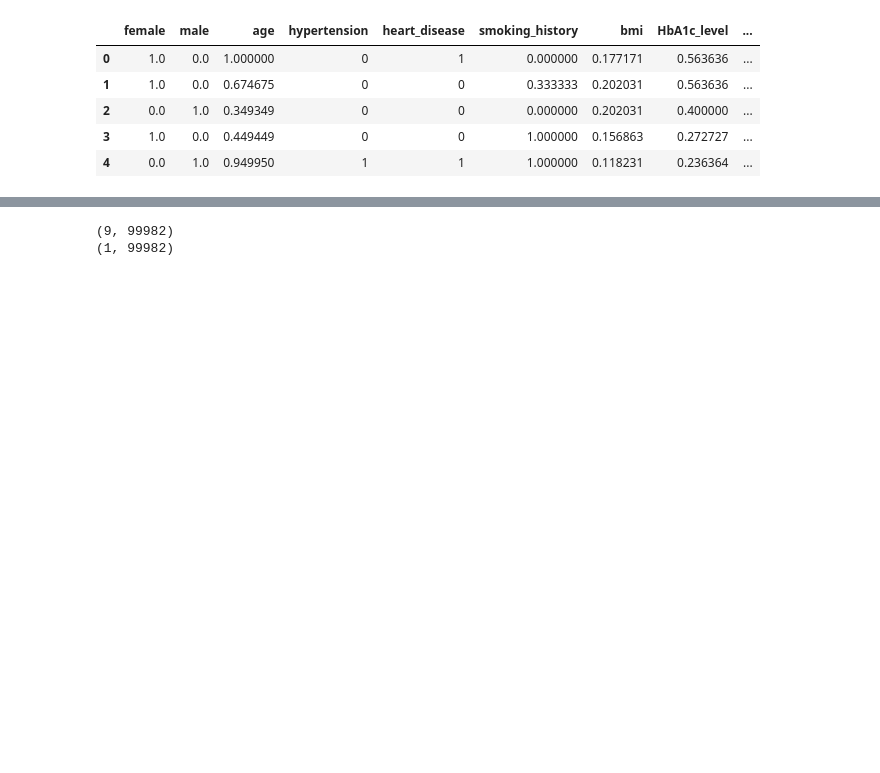
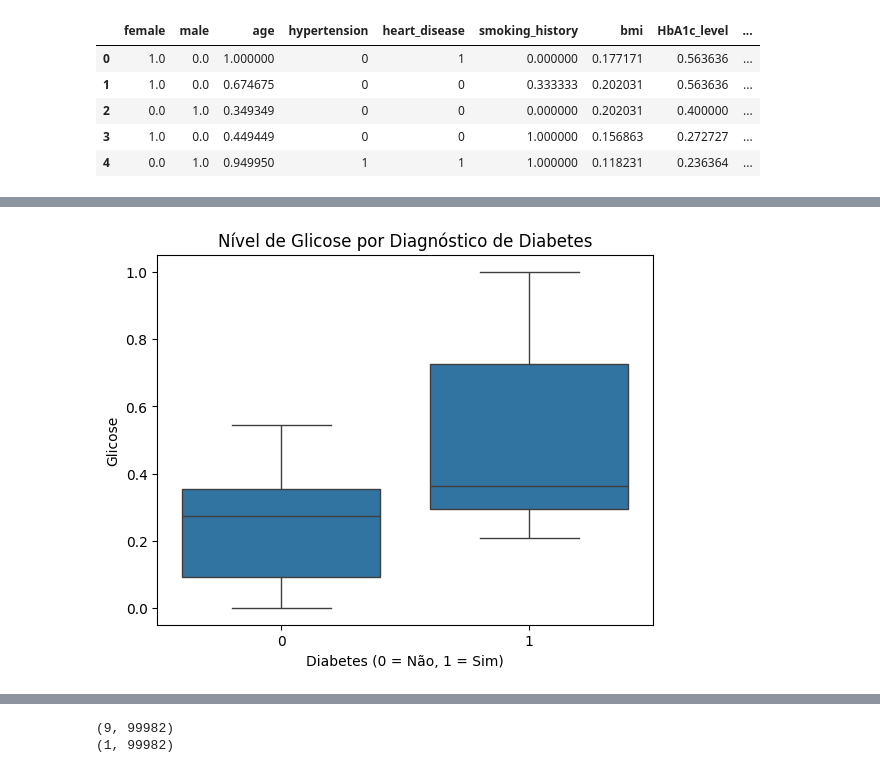
Before and after one commit to rianferreiralcs/Trabalho_Rede_Neural, a Jupyter notebook: Trabalho_A3_Marco.ipynb, the cells around one changed output, grey strips where cells are left out. Cells and saved outputs as stored; diff of their text form; code cells hidden in the pictures; blank space fills up the shorter version.

```diff
--- a/Trabalho_A3_Marco.ipynb
+++ b/Trabalho_A3_Marco.ipynb
@@ -319,0 +329,9 @@ np.random.seed()
+# %%
+# Boxplot da glicose por presença de diabetes
+sns.boxplot(data=tabela, x='diabetes', y='blood_glucose_level')
+plt.title('Nível de Glicose por Diagnóstico de Diabetes')
+plt.xlabel('Diabetes (0 = Não, 1 = Sim)')
+plt.ylabel('Glicose')
+plt.show()
+# %% [output]
+[figure, added]
```
Also changed, not shown: parts of 5 cells of this notebook.
